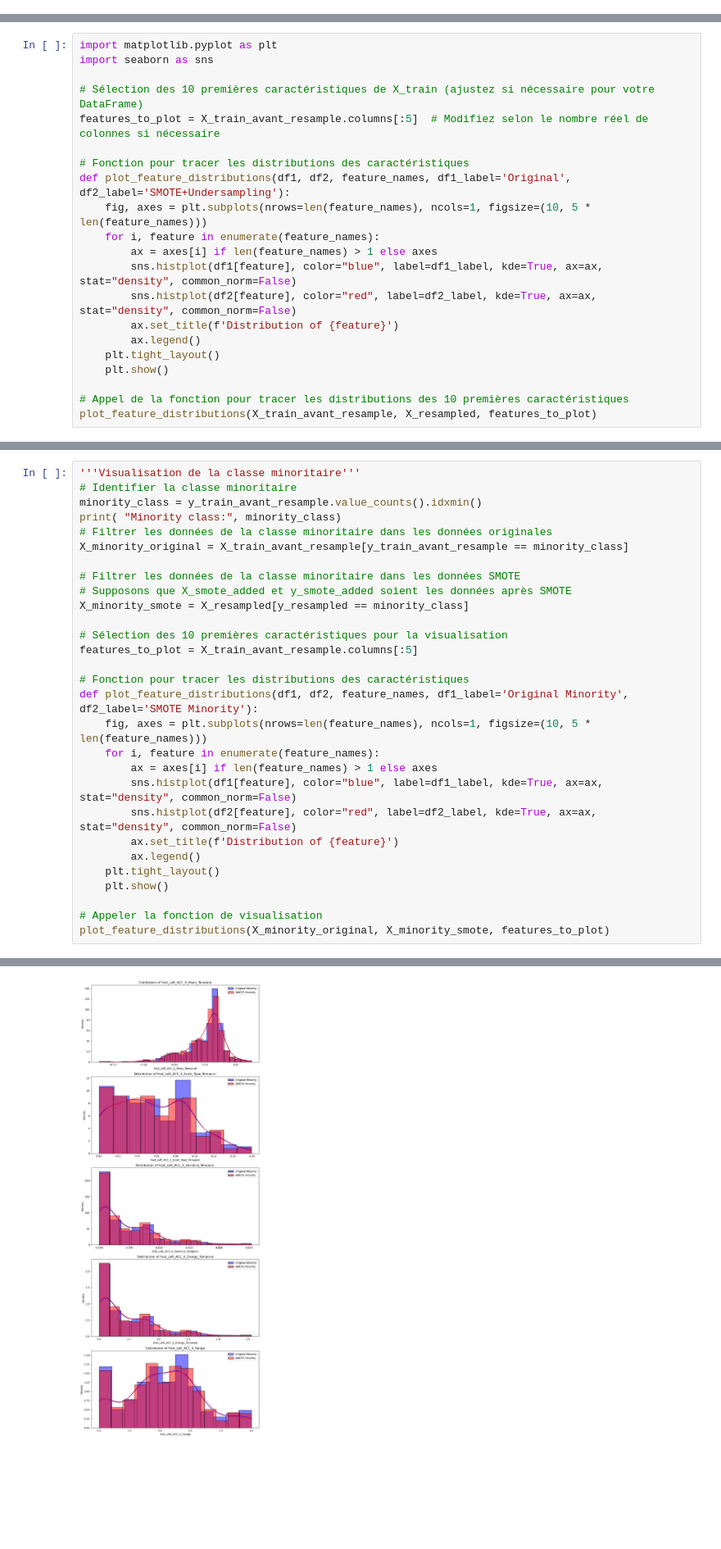
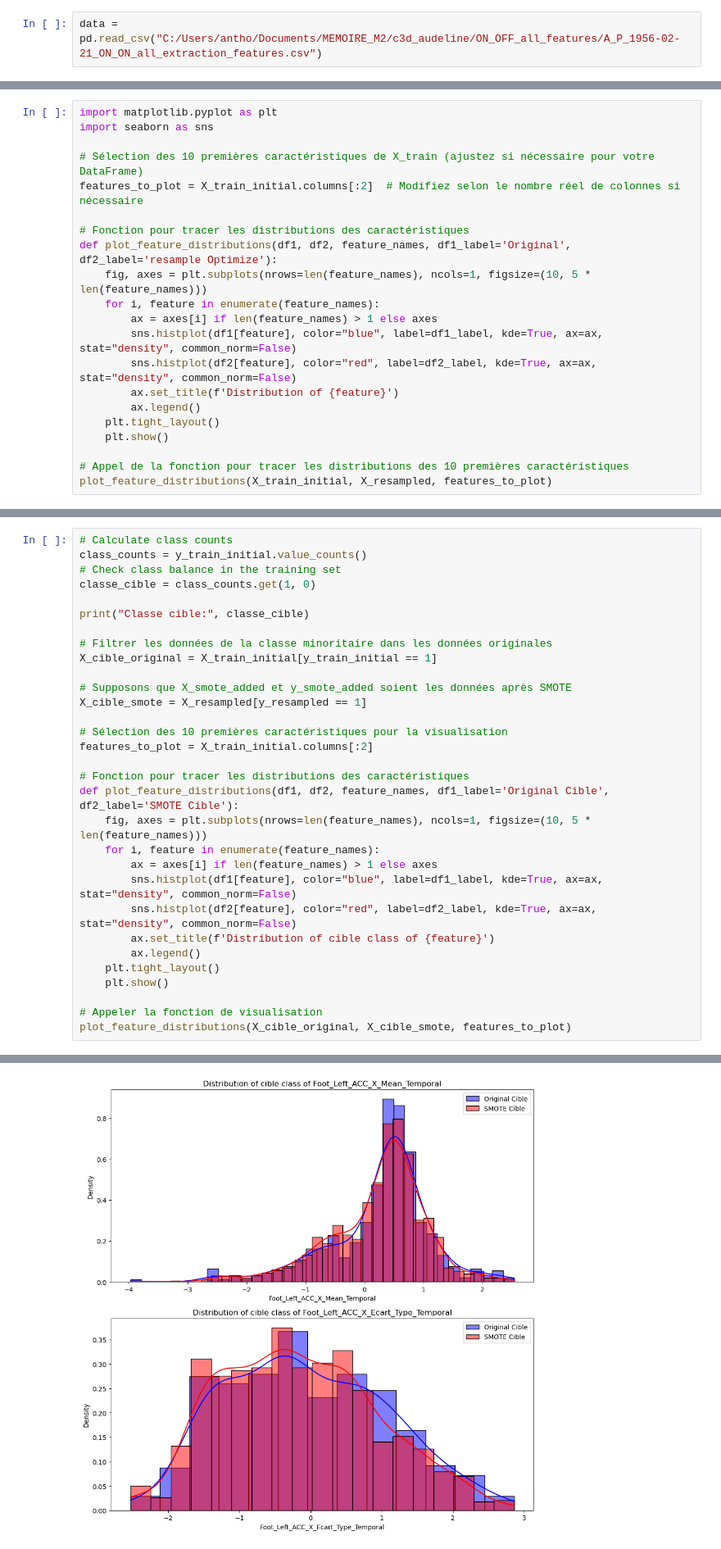
Before and after one commit to Anthoplc/Detect-FOG, a Jupyter notebook: code/relief_f.ipynb, the cells around one changed output, grey strips where cells are left out. Shown at 82% size. Cells and saved outputs as stored; diff of their text form; blank space fills up the shorter version.

```diff
--- a/code/relief_f.ipynb
+++ b/code/relief_f.ipynb
@@ -23,5 +140,7 @@ from sklearn.metrics import make_scorer, accuracy_score
 # %% [markdown]
 # VC pour créer des données FOG et enlever des données NOFOG avec SMOTE et Random (condition ON et OFF par patient)
+# %%
+data = pd.read_csv("C:/Users/antho/Documents/MEMOIRE_M2/c3d_audeline/ON_OFF_all_features/A_P_1956-02-21_ON_ON_all_extraction_features.csv")
 # %%
 import os
 import pandas as pd
@@ -345,10 +1313,10 @@ import matplotlib.pyplot as plt
 import seaborn as sns
 
 # Sélection des 10 premières caractéristiques de X_train (ajustez si nécessaire pour votre DataFrame)
-features_to_plot = X_train_avant_resample.columns[:5]  # Modifiez selon le nombre réel de colonnes si nécessaire
+features_to_plot = X_train_initial.columns[:2]  # Modifiez selon le nombre réel de colonnes si nécessaire
 
 # Fonction pour tracer les distributions des caractéristiques
-def plot_feature_distributions(df1, df2, feature_names, df1_label='Original', df2_label='SMOTE+Undersampling'):
+def plot_feature_distributions(df1, df2, feature_names, df1_label='Original', df2_label='resample Optimize'):
     fig, axes = plt.subplots(nrows=len(feature_names), ncols=1, figsize=(10, 5 * len(feature_names)))
     for i, feature in enumerate(feature_names):
         ax = axes[i] if len(feature_names) > 1 else axes
@@ -360,5 +1328,5 @@ def plot_feature_distributions(df1, df2, feature_names, df1_label='Original', df
     plt.show()
 
 # Appel de la fonction pour tracer les distributions des 10 premières caractéristiques
-plot_feature_distributions(X_train_avant_resample, X_resampled, features_to_plot)
+plot_feature_distributions(X_train_initial, X_resampled, features_to_plot)
 # %% [output]
@@ -366,30 +1334,32 @@ plot_feature_distributions(X_train_avant_resample, X_resampled, features_to_plot
 # %%
-'''Visualisation de la classe minoritaire'''
-# Identifier la classe minoritaire
-minority_class = y_train_avant_resample.value_counts().idxmin()
-print( "Minority class:", minority_class)
+# Calculate class counts
+class_counts = y_train_initial.value_counts()
+# Check class balance in the training set
+classe_cible = class_counts.get(1, 0)
+
+print("Classe cible:", classe_cible)
+
 # Filtrer les données de la classe minoritaire dans les données originales
-X_minority_original = X_train_avant_resample[y_train_avant_resample == minority_class]
+X_cible_original = X_train_initial[y_train_initial == 1]
 
-# Filtrer les données de la classe minoritaire dans les données SMOTE
 # Supposons que X_smote_added et y_smote_added soient les données après SMOTE
-X_minority_smote = X_resampled[y_resampled == minority_class]
+X_cible_smote = X_resampled[y_resampled == 1]
 
 # Sélection des 10 premières caractéristiques pour la visualisation
-features_to_plot = X_train_avant_resample.columns[:5]
+features_to_plot = X_train_initial.columns[:2]
 
 # Fonction pour tracer les distributions des caractéristiques
-def plot_feature_distributions(df1, df2, feature_names, df1_label='Original Minority', df2_label='SMOTE Minority'):
+def plot_feature_distributions(df1, df2, feature_names, df1_label='Original Cible', df2_label='SMOTE Cible'):
     fig, axes = plt.subplots(nrows=len(feature_names), ncols=1, figsize=(10, 5 * len(feature_names)))
     for i, feature in enumerate(feature_names):
         ax = axes[i] if len(feature_names) > 1 else axes
         sns.histplot(df1[feature], color="blue", label=df1_label, kde=True, ax=ax, stat="density", common_norm=False)
         sns.histplot(df2[feature], color="red", label=df2_label, kde=True, ax=ax, stat="density", common_norm=False)
-        ax.set_title(f'Distribution of {feature}')
+        ax.set_title(f'Distribution of cible class of {feature}')
         ax.legend()
     plt.tight_layout()
     plt.show()
 
 # Appeler la fonction de visualisation
-plot_feature_distributions(X_minority_original, X_minority_smote, features_to_plot)
+plot_feature_distributions(X_cible_original, X_cible_smote, features_to_plot)
 # %% [output]
@@ -397,4 +1367,4 @@ Minority class: 1
-[figure, old version]
+[figure, new version]
 # %% [markdown]
 # _______________________________________________________________________________________________________________________________________________________
 # %% [markdown]
```
Also changed, not shown: parts of 41 cells of this notebook, 14 other files.
